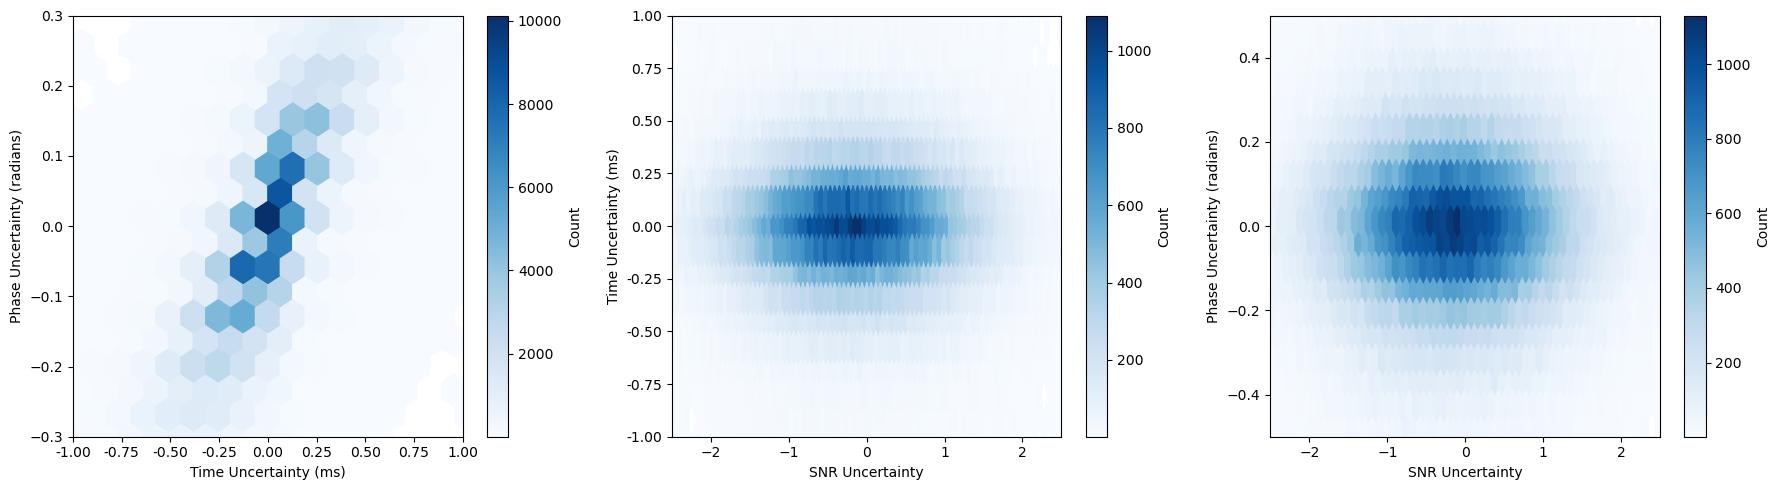
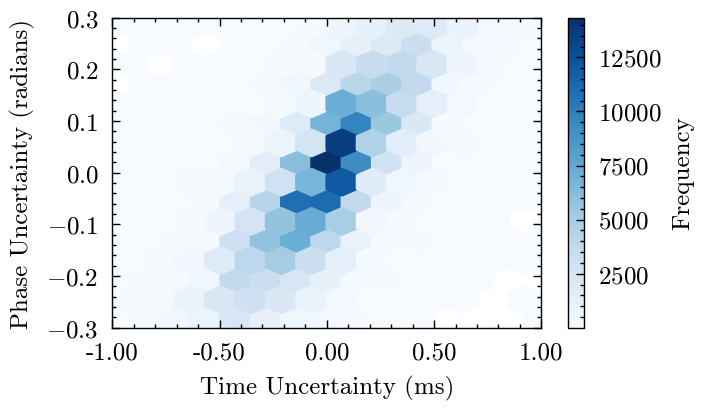
The notebook cell's code change between the first figure and the second:
--- before
+++ after
@@ -1,6 +1,6 @@
 # Hexbin plots for uncertainty correlations
 
-# Remove high SNR points for better visualization
-
+# Remove high SNR points for better visualization since at high SNR all uncertainties are very small
+print(len(all_t), len(all_p), len(all_s))
 all_t = np.delete(all_t, np.where(all_snr > 20))
 all_p = np.delete(all_p, np.where(all_snr > 20))
@@ -9,40 +9,62 @@
 # Custom formatter: convert seconds → ms
 
+print(len(all_t), len(all_p), len(all_s))
 def seconds_to_ms(x, pos):
-    return f"{x*1000:.2f}" 
+    return f"{x*1000:.2f}"
+
+# --------------------
+# Plot 1: Time vs Phase
+# --------------------
+fig1, ax1 = plt.subplots()
+
+hb1 = ax1.hexbin(all_t, all_p, gridsize=140, mincnt=1, cmap="Blues")
+ax1.set_xlabel("Time Uncertainty (ms)")
+ax1.set_ylabel("Phase Uncertainty (radians)")
+ax1.set_xlim(-0.001, 0.001)
+ax1.set_ylim(-0.3, 0.3)
+ax1.xaxis.set_major_formatter(FuncFormatter(seconds_to_ms))
+
+cbar1 = fig1.colorbar(hb1, ax=ax1)
+cbar1.set_label("Frequency")
 
 
-fig, axs = plt.subplots(1, 3, figsize=(18, 5))
+fig1.savefig("../Plots/uncertainty_time_phase_hexbin.png")
+plt.show()
 
-# --- Plot 1 ---
-hb1 = axs[0].hexbin(all_t, all_p, gridsize=155, mincnt=1, cmap='Blues')
-axs[0].set_xlabel("Time Uncertainty (ms)")
-axs[0].set_ylabel("Phase Uncertainty (radians)")
-axs[0].set_xlim(-0.001, 0.001)
-axs[0].set_ylim(-0.3, 0.3)
-axs[0].xaxis.set_major_formatter(FuncFormatter(seconds_to_ms))
-cbar1 = fig.colorbar(hb1, ax=axs[0])
-cbar1.set_label("Count")
 
-# --- Plot 2 ---
-hb2 = axs[1].hexbin(all_s, all_t, gridsize=150, mincnt=1, cmap='Blues')
-axs[1].set_xlabel("SNR Uncertainty")
-axs[1].set_ylabel("Time Uncertainty (ms)")
-axs[1].set_xlim(-2.5, 2.5)
-axs[1].set_ylim(-0.001, 0.001)
-axs[1].yaxis.set_major_formatter(FuncFormatter(seconds_to_ms))
-cbar2 = fig.colorbar(hb2, ax=axs[1])
-cbar2.set_label("Count")
+# --------------------
+# Plot 2: SNR vs Time
+# --------------------
+fig2, ax2 = plt.subplots()
 
-# --- Plot 3 ---
-hb3 = axs[2].hexbin(all_s, all_p, gridsize=100, mincnt=1, cmap='Blues')
-axs[2].set_xlabel("SNR Uncertainty")
-axs[2].set_ylabel("Phase Uncertainty (radians)")
-axs[2].set_xlim(-2.5, 2.5)
-axs[2].set_ylim(-0.5, 0.5)
-cbar3 = fig.colorbar(hb3, ax=axs[2])
-cbar3.set_label("Count")
+hb2 = ax2.hexbin(all_s, all_t, gridsize=150, mincnt=1, cmap="Blues")
+ax2.set_xlabel("SNR Uncertainty")
+ax2.set_ylabel("Time Uncertainty (ms)")
+ax2.set_xlim(-2.5, 2.5)
+ax2.set_ylim(-0.0005, 0.0005)
+ax2.yaxis.set_major_formatter(FuncFormatter(seconds_to_ms))
+cbar2 = fig2.colorbar(hb2, ax=ax2)
+cbar2.set_label("Frequency")
 
-fig.tight_layout()
-plt.savefig("uncertainty_correlations_hexbin2.png", dpi=300)
+
+fig2.savefig("../Plots/uncertainty_snr_time_hexbin.png")
 plt.show()
+
+
+# --------------------
+# Plot 3: SNR vs Phase
+# --------------------
+fig3, ax3 = plt.subplots()
+
+hb3 = ax3.hexbin(all_s, all_p, gridsize=100, mincnt=1, cmap="Blues")
+ax3.set_xlabel("SNR Uncertainty")
+ax3.set_ylabel("Phase Uncertainty (radians)")
+ax3.set_xlim(-2.5, 2.5)
+ax3.set_ylim(-0.4, 0.4)
+
+cbar3 = fig3.colorbar(hb3, ax=ax3)
+cbar3.set_label("Frequency")
+
+
+fig3.savefig("../Plots/uncertainty_snr_phase_hexbin.png")
+plt.show()

Commit: Plots updated to ensure standardized